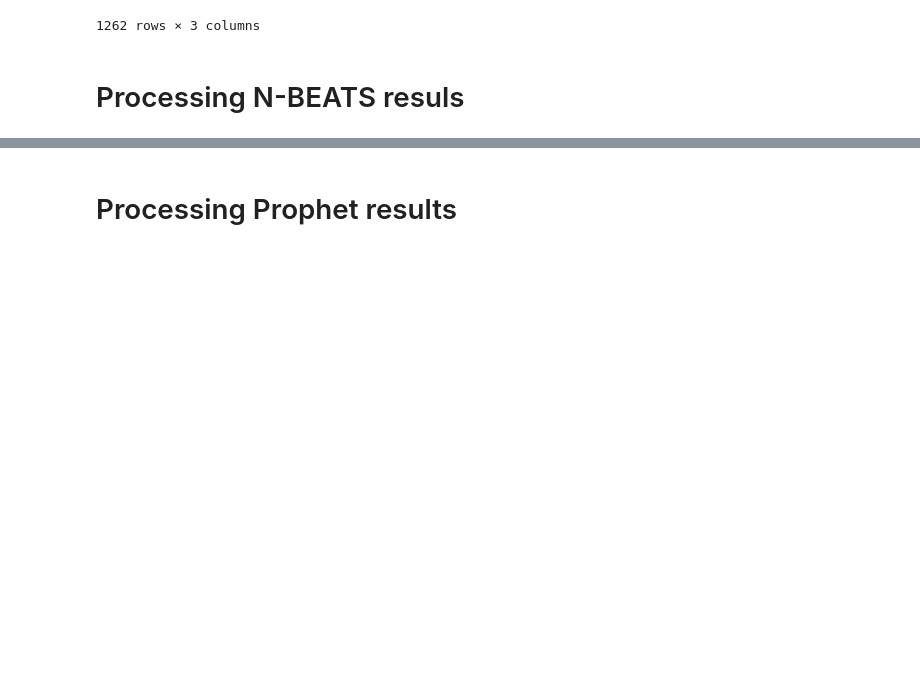
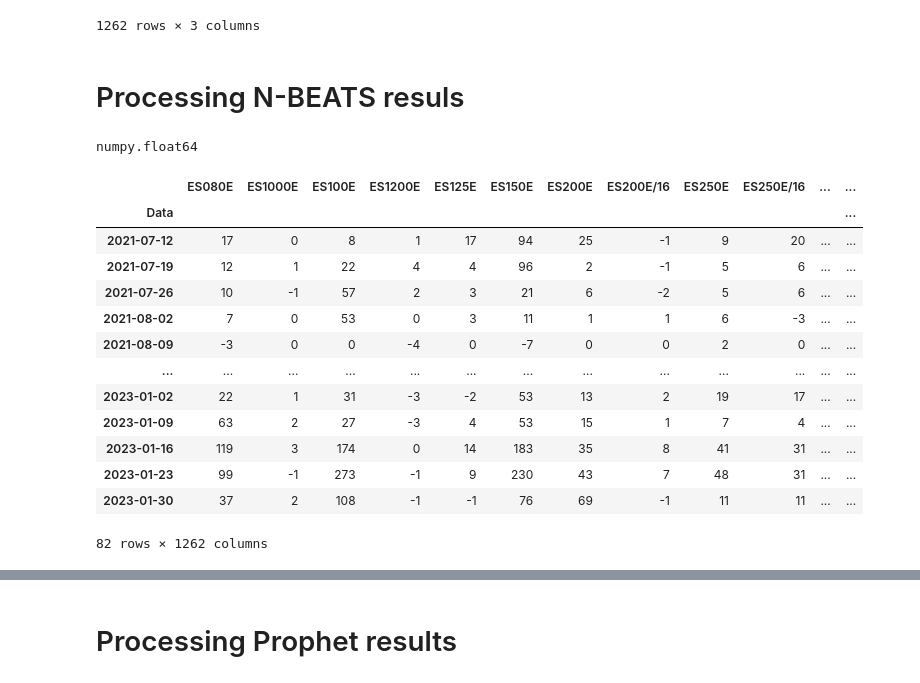
Before and after one commit to M-Kacprowicz/forecasting-tool, a Jupyter notebook: Results_processing.ipynb, the cells around one changed output, grey strips where cells are left out. Cells and saved outputs as stored; diff of their text form; code cells hidden in the pictures; blank space fills up the shorter version.

```diff
--- a/Results_processing.ipynb
+++ b/Results_processing.ipynb
@@ -156,3 +187,7 @@ results
 1262 rows × 3 columns
 # %% [markdown]
 # Processing N-BEATS resuls
+# %%
+type(nbeats_results.iloc[0,0])
+# %% [output]
+numpy.float64
@@ -158,0 +196,17 @@ results
+# %%
+nbeats_results
+# %% [output]
+|  | ES080E | ES1000E | ES100E | ES1200E | ES125E | ES150E | ES200E | ES200E/16 | ES250E | ES250E/16 | ... | ... |
+| Data |  |  |  |  |  |  |  |  |  |  |  | ... |
+| 2021-07-12 | 17 | 0 | 8 | 1 | 17 | 94 | 25 | -1 | 9 | 20 | ... | ... |
+| 2021-07-19 | 12 | 1 | 22 | 4 | 4 | 96 | 2 | -1 | 5 | 6 | ... | ... |
+| 2021-07-26 | 10 | -1 | 57 | 2 | 3 | 21 | 6 | -2 | 5 | 6 | ... | ... |
+| 2021-08-02 | 7 | 0 | 53 | 0 | 3 | 11 | 1 | 1 | 6 | -3 | ... | ... |
+| 2021-08-09 | -3 | 0 | 0 | -4 | 0 | -7 | 0 | 0 | 2 | 0 | ... | ... |
+| ... | ... | ... | ... | ... | ... | ... | ... | ... | ... | ... | ... | ... |
+| 2023-01-02 | 22 | 1 | 31 | -3 | -2 | 53 | 13 | 2 | 19 | 17 | ... | ... |
+| 2023-01-09 | 63 | 2 | 27 | -3 | 4 | 53 | 15 | 1 | 7 | 4 | ... | ... |
+| 2023-01-16 | 119 | 3 | 174 | 0 | 14 | 183 | 35 | 8 | 41 | 31 | ... | ... |
+| 2023-01-23 | 99 | -1 | 273 | -1 | 9 | 230 | 43 | 7 | 48 | 31 | ... | ... |
+| 2023-01-30 | 37 | 2 | 108 | -1 | -1 | 76 | 69 | -1 | 11 | 11 | ... | ... |
+82 rows × 1262 columns
```
Also changed, not shown: parts of 14 cells of this notebook, 4 other files.
